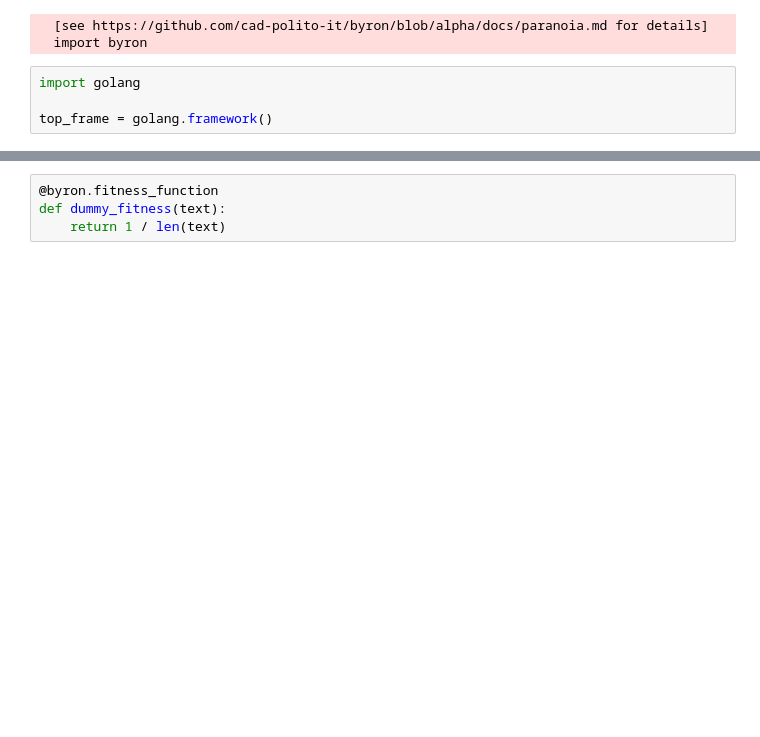
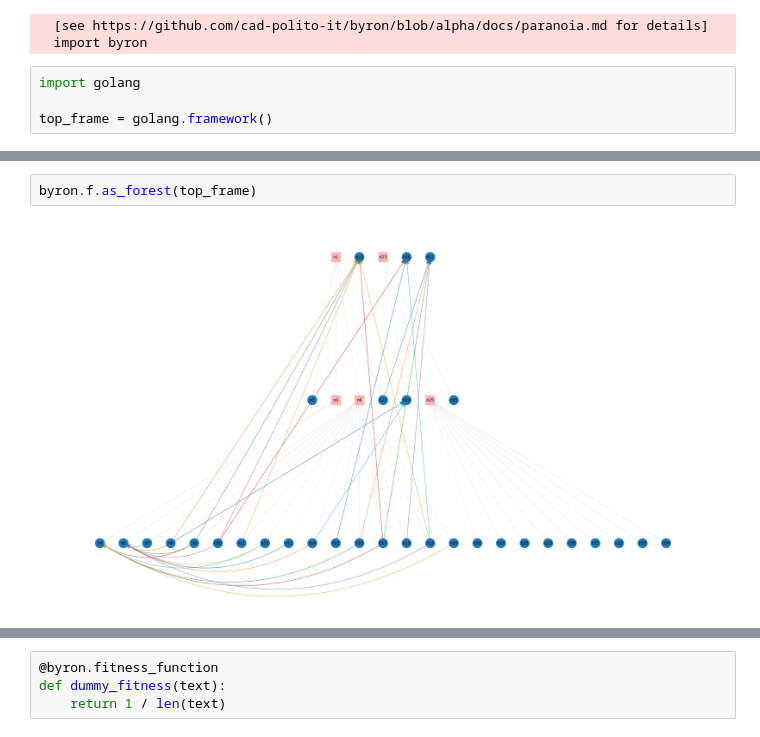
Before and after one commit to cad-polito-it/byron, a Jupyter notebook: examples/onemax/onemax-go/onemax-go.ipynb, the cells around one changed output, grey strips where cells are left out. Cells and saved outputs as stored; diff of their text form; blank space fills up the shorter version.

```diff
--- a/examples/onemax/onemax-go/onemax-go.ipynb
+++ b/examples/onemax/onemax-go/onemax-go.ipynb
@@ -18,0 +39,4 @@ top_frame = golang.framework()
+# %%
+byron.f.as_forest(top_frame)
+# %% [output]
+[figure, added]
```
Also changed, not shown: parts of 5 cells of this notebook, 11 other files.
